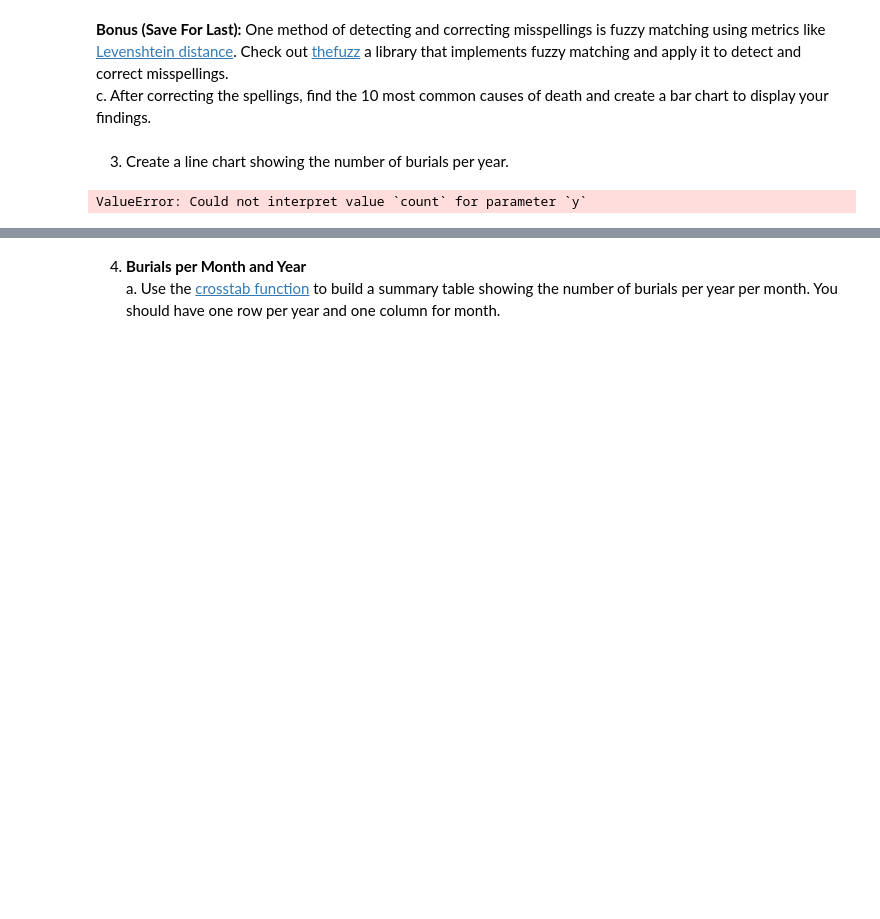
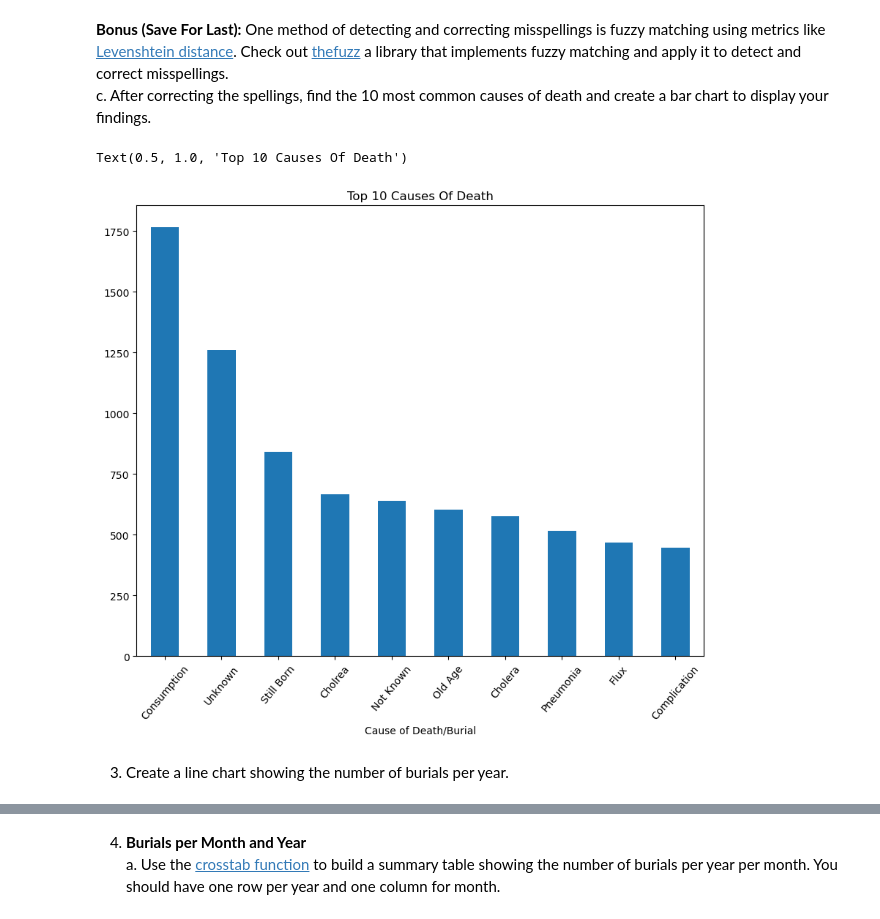
Before and after one commit to NSS-Data-Analytics-Cohort-10/advanced-pandas-BrandyLarramore, a Jupyter notebook: notebooks/advanced_pandas_notebook.ipynb, the cells around one changed output, grey strips where cells are left out. Saved outputs shown, nothing was run; the diff lists cells and outputs as text; code cells hidden in the pictures; blank space fills up the shorter version.

```diff
--- a/notebooks/advanced_pandas_notebook.ipynb
+++ b/notebooks/advanced_pandas_notebook.ipynb
@@ -101,10 +101,12 @@ Name: count, dtype: int64
 # %% [markdown]
  **Bonus (Save For Last):** One method of detecting and correcting misspellings is fuzzy matching using metrics like [Levenshtein distance](https://en.wikipedia.org/wiki/Levenshtein_distance). Check out [thefuzz](https://github.com/seatgeek/thefuzz) a library that implements fuzzy matching and apply it to detect and correct misspellings.
    c. After correcting the spellings, find the 10 most common causes of death and create a bar chart to display your findings.
+# %%
+top_10_causes.plot(kind='bar',figsize=(10,8))
+plt.xticks(rotation = 50) #One of my favorite things from the lecture!
+plt.title('Top 10 Causes Of Death')
+# %% [output]
+Text(0.5, 1.0, 'Top 10 Causes Of Death')
+[figure, added]
 # %% [markdown]
 3. Create a line chart showing the number of burials per year.
-# %%
-#make a count of how many burials in each year
-sns.lineplot(data=cc_df, x='Burial Year', y='count') #replace count with whatever the varriable is
-# %% [output]
-ValueError: Could not interpret value `count` for parameter `y`
```
Also changed, not shown: parts of 7 cells of this notebook.
